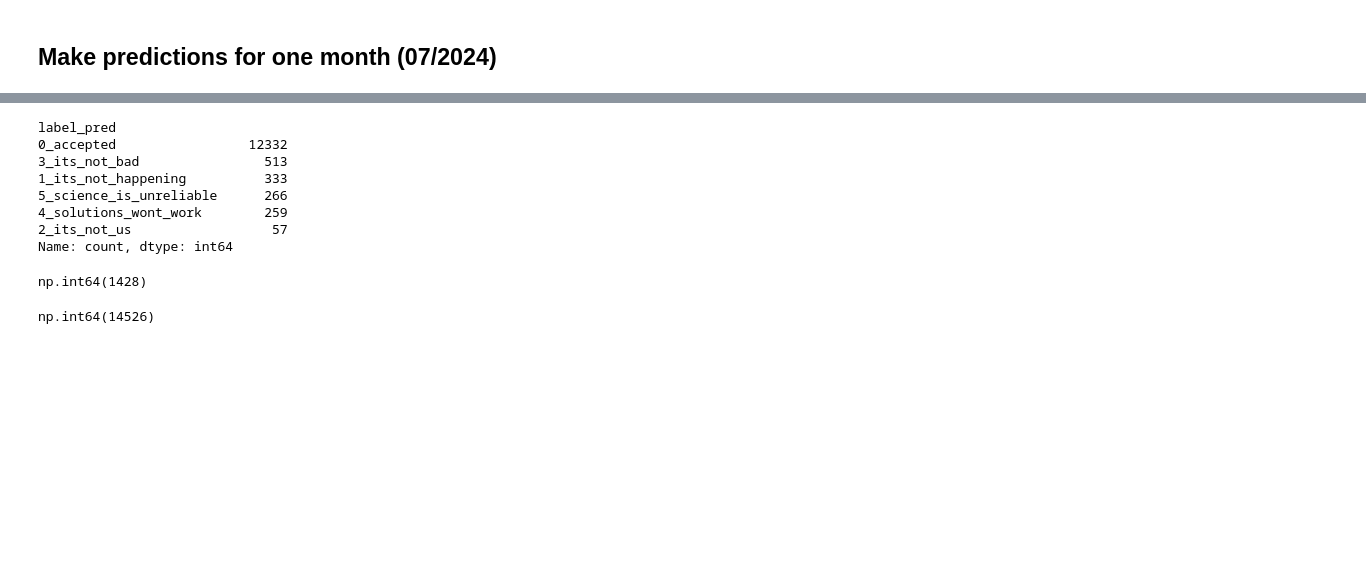
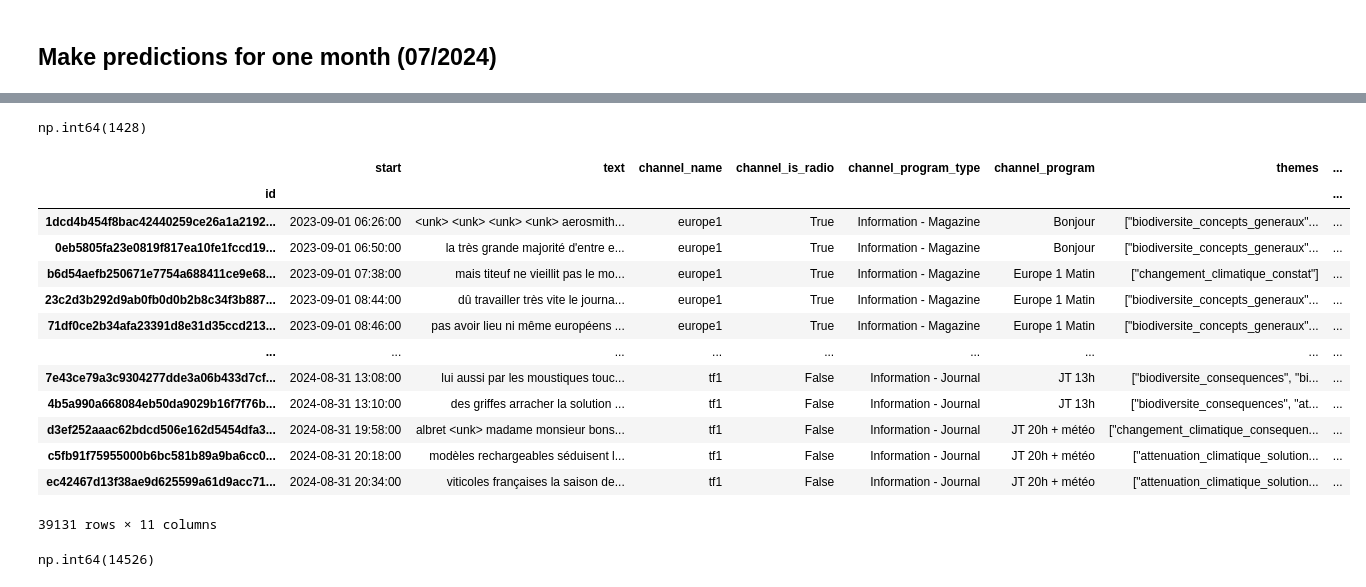
Before and after one commit to dataforgoodfr/climateguard, a Jupyter notebook: notebooks/experiments/thinkyoung_ecf.ipynb, the cells around one changed output, grey strips where cells are left out. Drawn from its saved outputs; the diff is of its cells as text; code cells hidden in the pictures; blank space fills up the shorter version.

```diff
--- a/notebooks/experiments/thinkyoung_ecf.ipynb
+++ b/notebooks/experiments/thinkyoung_ecf.ipynb
@@ -164,17 +201,6 @@ mediatree_predictions: list[MediatreePrediction] = await tqdm.gather(
 # %%
 df["claims"] = mediatree_predictions
 # df["claims"] = df["claims"].apply(lambda x: x.to_dict(orient="records"))
-# %%
-df["label_pred"].value_counts()
-# %% [output]
-label_pred
-0_accepted                 12332
-3_its_not_bad                513
-1_its_not_happening          333
-5_science_is_unreliable      266
-4_solutions_wont_work        259
-2_its_not_us                  57
-Name: count, dtype: int64
 # %%
 (df["label_pred"] != "0_accepted").sum()
 # %% [output]
@@ -186,4 +212,21 @@ df.to_parquet(
 )
+# %%
+df
+# %% [output]
+|  | start | text | channel_name | channel_is_radio | channel_program_type | channel_program | themes | ... |
+| id |  |  |  |  |  |  |  | ... |
+| 1dcd4b454f8bac42440259ce26a1a2192... | 2023-09-01 06:26:00 | <unk> <unk> <unk> <unk> aerosmith... | europe1 | True | Information - Magazine | Bonjour | ["biodiversite_concepts_generaux"... | ... |
+| 0eb5805fa23e0819f817ea10fe1fccd19... | 2023-09-01 06:50:00 | la très grande majorité d'entre e... | europe1 | True | Information - Magazine | Bonjour | ["biodiversite_concepts_generaux"... | ... |
+| b6d54aefb250671e7754a688411ce9e68... | 2023-09-01 07:38:00 | mais titeuf ne vieillit pas le mo... | europe1 | True | Information - Magazine | Europe 1 Matin | ["changement_climatique_constat"] | ... |
+| 23c2d3b292d9ab0fb0d0b2b8c34f3b887... | 2023-09-01 08:44:00 | dû travailler très vite le journa... | europe1 | True | Information - Magazine | Europe 1 Matin | ["biodiversite_concepts_generaux"... | ... |
+| 71df0ce2b34afa23391d8e31d35ccd213... | 2023-09-01 08:46:00 | pas avoir lieu ni même européens ... | europe1 | True | Information - Magazine | Europe 1 Matin | ["biodiversite_concepts_generaux"... | ... |
+| ... | ... | ... | ... | ... | ... | ... | ... | ... |
+| 7e43ce79a3c9304277dde3a06b433d7cf... | 2024-08-31 13:08:00 | lui aussi par les moustiques touc... | tf1 | False | Information - Journal | JT 13h | ["biodiversite_consequences", "bi... | ... |
+| 4b5a990a668084eb50da9029b16f7f76b... | 2024-08-31 13:10:00 | des griffes arracher la solution ... | tf1 | False | Information - Journal | JT 13h | ["biodiversite_consequences", "at... | ... |
+| d3ef252aaac62bdcd506e162d5454dfa3... | 2024-08-31 19:58:00 | albret <unk> madame monsieur bons... | tf1 | False | Information - Journal | JT 20h + météo | ["changement_climatique_consequen... | ... |
+| c5fb91f75955000b6bc581b89a9ba6cc0... | 2024-08-31 20:18:00 | modèles rechargeables séduisent l... | tf1 | False | Information - Journal | JT 20h + météo | ["attenuation_climatique_solution... | ... |
+| ec42467d13f38ae9d625599a61d9acc71... | 2024-08-31 20:34:00 | viticoles françaises la saison de... | tf1 | False | Information - Journal | JT 20h + météo | ["attenuation_climatique_solution... | ... |
+39131 rows × 11 columns
 # %%
 (df["claims"].str.len() > 1).sum()
 # %% [output]
```
Also changed, not shown: parts of 5 cells of this notebook.
